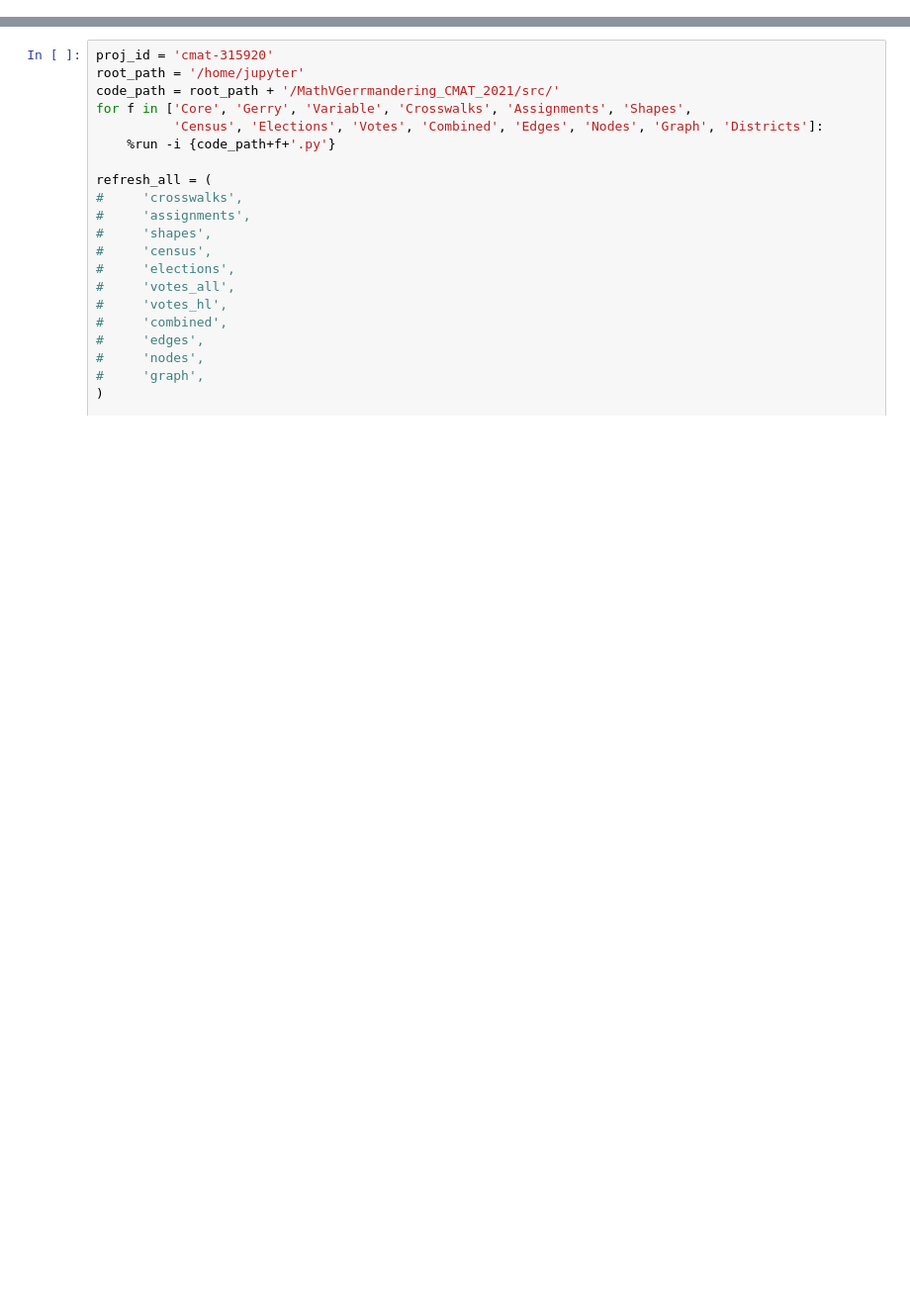
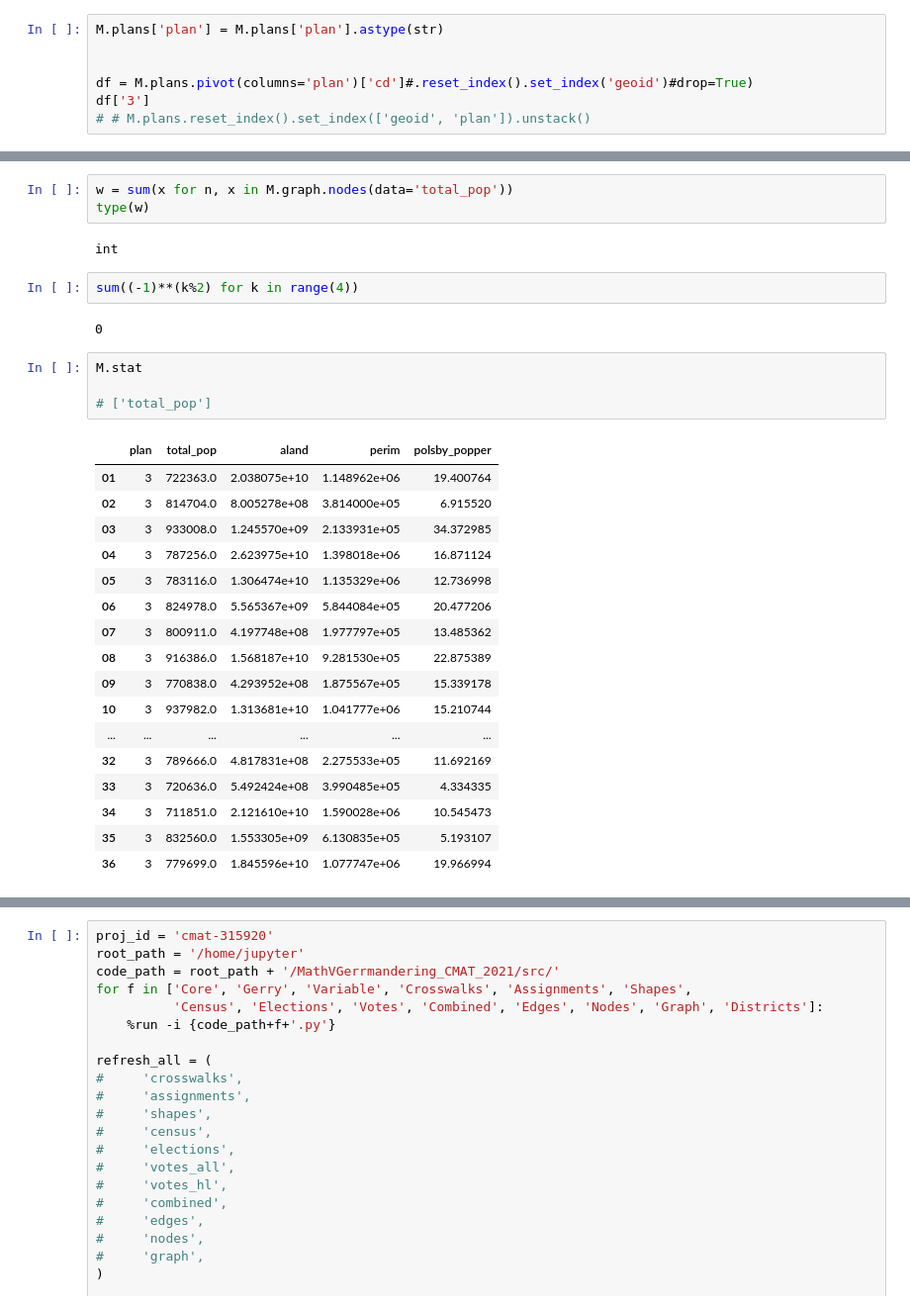
Before and after one commit to Tarleton-Math/MathVGerrmandering_CMAT_2021, a Jupyter notebook: redistricter.ipynb, the cells around one changed output, grey strips where cells are left out. Shown at 99% size. Drawn from its saved outputs; the diff is of its cells as text; blank space fills up the shorter version.

```diff
--- a/redistricter.ipynb
+++ b/redistricter.ipynb
@@ -0,0 +268,7 @@
+# %%
+M.plans['plan'] = M.plans['plan'].astype(str)
+
+
+df = M.plans.pivot(columns='plan')['cd']#.reset_index().set_index('geoid')#drop=True)
+df['3']
+# # M.plans.reset_index().set_index(['geoid', 'plan']).unstack()
@@ -0,0 +340,31 @@
+# %%
+w = sum(x for n, x in M.graph.nodes(data='total_pop'))
+type(w)
+# %% [output]
+int
+# %%
+sum((-1)**(k%2) for k in range(4))
+# %% [output]
+0
+# %%
+M.stat
+
+# ['total_pop']
+# %% [output]
+|  | plan | total_pop | aland | perim | polsby_popper |
+| 01 | 3 | 722363.0 | 2.038075e+10 | 1.148962e+06 | 19.400764 |
+| 02 | 3 | 814704.0 | 8.005278e+08 | 3.814000e+05 | 6.915520 |
+| 03 | 3 | 933008.0 | 1.245570e+09 | 2.133931e+05 | 34.372985 |
+| 04 | 3 | 787256.0 | 2.623975e+10 | 1.398018e+06 | 16.871124 |
+| 05 | 3 | 783116.0 | 1.306474e+10 | 1.135329e+06 | 12.736998 |
+| 06 | 3 | 824978.0 | 5.565367e+09 | 5.844084e+05 | 20.477206 |
+| 07 | 3 | 800911.0 | 4.197748e+08 | 1.977797e+05 | 13.485362 |
+| 08 | 3 | 916386.0 | 1.568187e+10 | 9.281530e+05 | 22.875389 |
+| 09 | 3 | 770838.0 | 4.293952e+08 | 1.875567e+05 | 15.339178 |
+| 10 | 3 | 937982.0 | 1.313681e+10 | 1.041777e+06 | 15.210744 |
+| ... | ... | ... | ... | ... | ... |
+| 32 | 3 | 789666.0 | 4.817831e+08 | 2.275533e+05 | 11.692169 |
+| 33 | 3 | 720636.0 | 5.492424e+08 | 3.990485e+05 | 4.334335 |
+| 34 | 3 | 711851.0 | 2.121610e+10 | 1.590028e+06 | 10.545473 |
+| 35 | 3 | 832560.0 | 1.553305e+09 | 6.130835e+05 | 5.193107 |
+| 36 | 3 | 779699.0 | 1.845596e+10 | 1.077747e+06 | 19.966994 |
```
Also changed, not shown: parts of 40 cells of this notebook, 18 other files.
